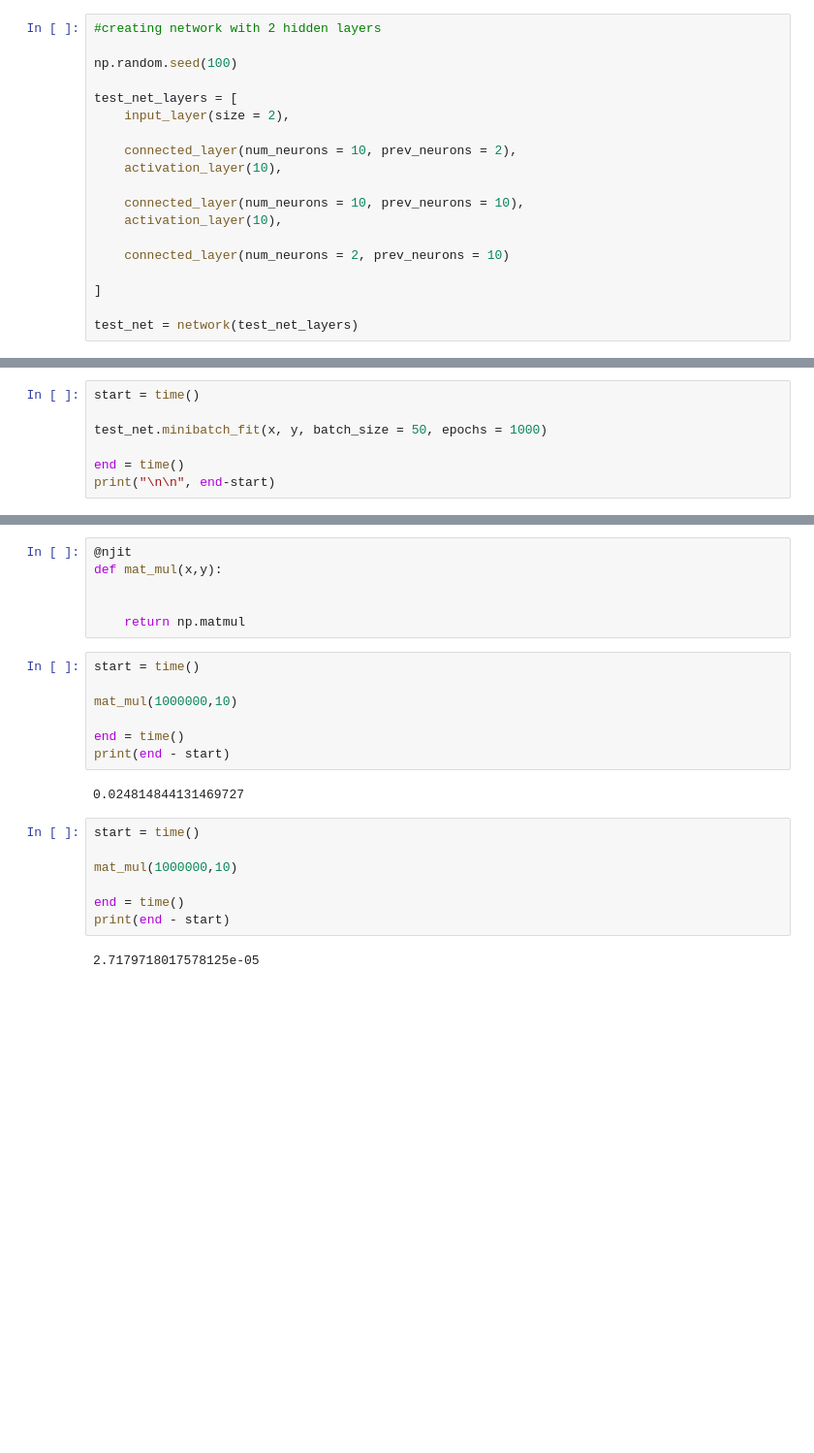
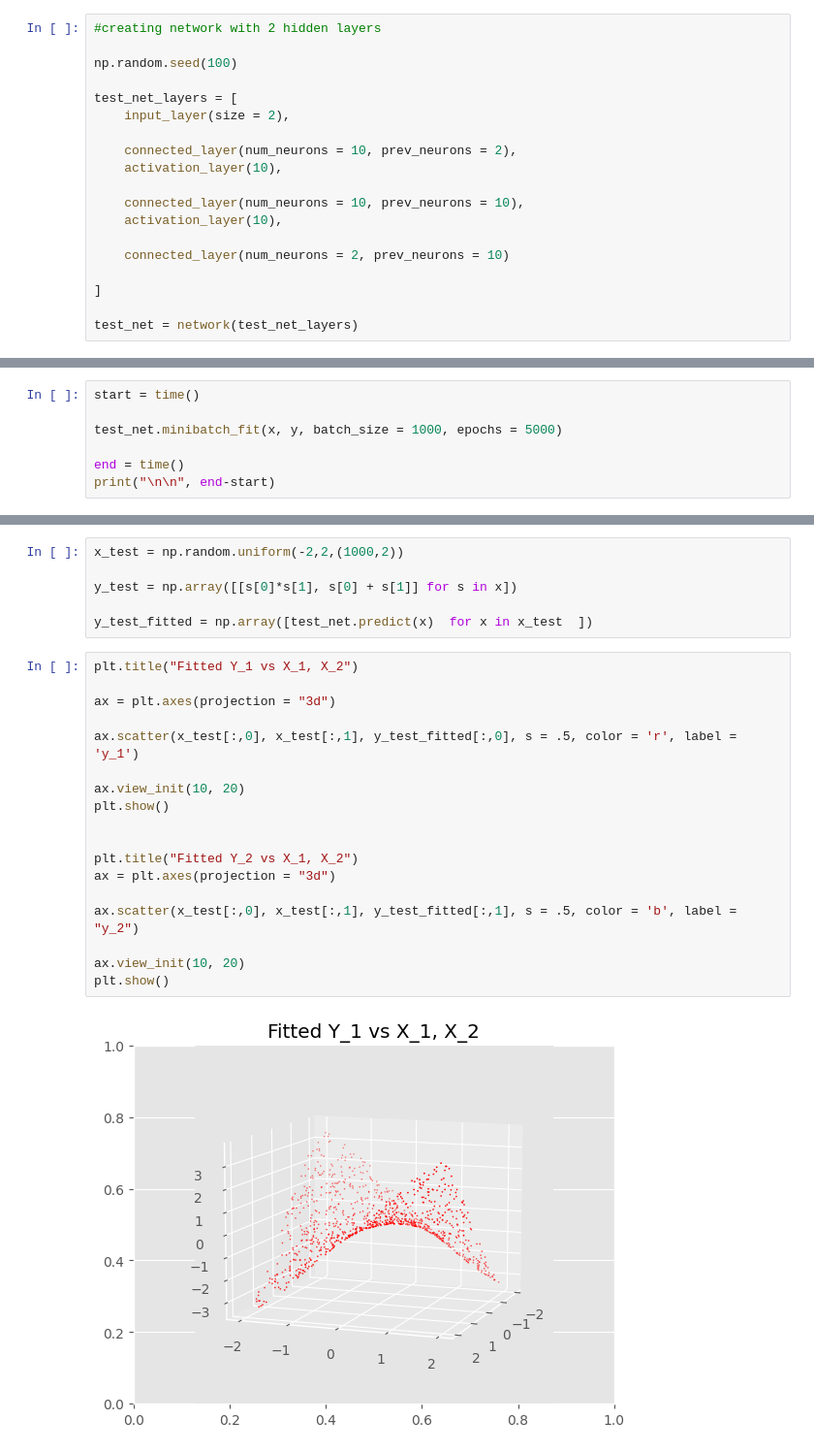
Before and after one commit to morganhawkins/NeuralNetwork, a Jupyter notebook: test_library.ipynb, the cells around one changed output, grey strips where cells are left out. Shown at 97% size. Cells and saved outputs as stored; diff of their text form; blank space fills up the shorter version.

```diff
--- a/test_library.ipynb
+++ b/test_library.ipynb
@@ -29,7 +54,7 @@ y = np.array([[s[0]*s[1], s[0] + s[1]] for s in x])
 # %%
 start = time()
 
-test_net.minibatch_fit(x, y, batch_size = 50, epochs = 1000)
+test_net.minibatch_fit(x, y, batch_size = 1000, epochs = 5000)
 
 end = time()
 print("\n\n", end-start)
@@ -58,24 +83,26 @@ test_net.graph_loss_history()
-# %%
-@njit
-def mat_mul(x,y):
-
-
-    return np.matmul
-# %%
-start = time()
-
-mat_mul(1000000,10)
-
-end = time()
-print(end - start)
-# %% [output]
-0.024814844131469727
-# %%
-start = time()
-
-mat_mul(1000000,10)
-
-end = time()
-print(end - start)
-# %% [output]
-2.7179718017578125e-05
+# %%
+x_test = np.random.uniform(-2,2,(1000,2))
+
+y_test = np.array([[s[0]*s[1], s[0] + s[1]] for s in x])
+
+y_test_fitted = np.array([test_net.predict(x)  for x in x_test  ])
+# %%
+plt.title("Fitted Y_1 vs X_1, X_2")
+
+ax = plt.axes(projection = "3d")
+
+ax.scatter(x_test[:,0], x_test[:,1], y_test_fitted[:,0], s = .5, color = 'r', label = 'y_1')
+
+ax.view_init(10, 20)
+plt.show()
+
+
+plt.title("Fitted Y_2 vs X_1, X_2")
+ax = plt.axes(projection = "3d")
+
+ax.scatter(x_test[:,0], x_test[:,1], y_test_fitted[:,1], s = .5, color = 'b', label = "y_2")
+
+ax.view_init(10, 20)
+plt.show()
+# %% [output]
+[figure, added]
```
Also changed, not shown: parts of 6 cells of this notebook.
